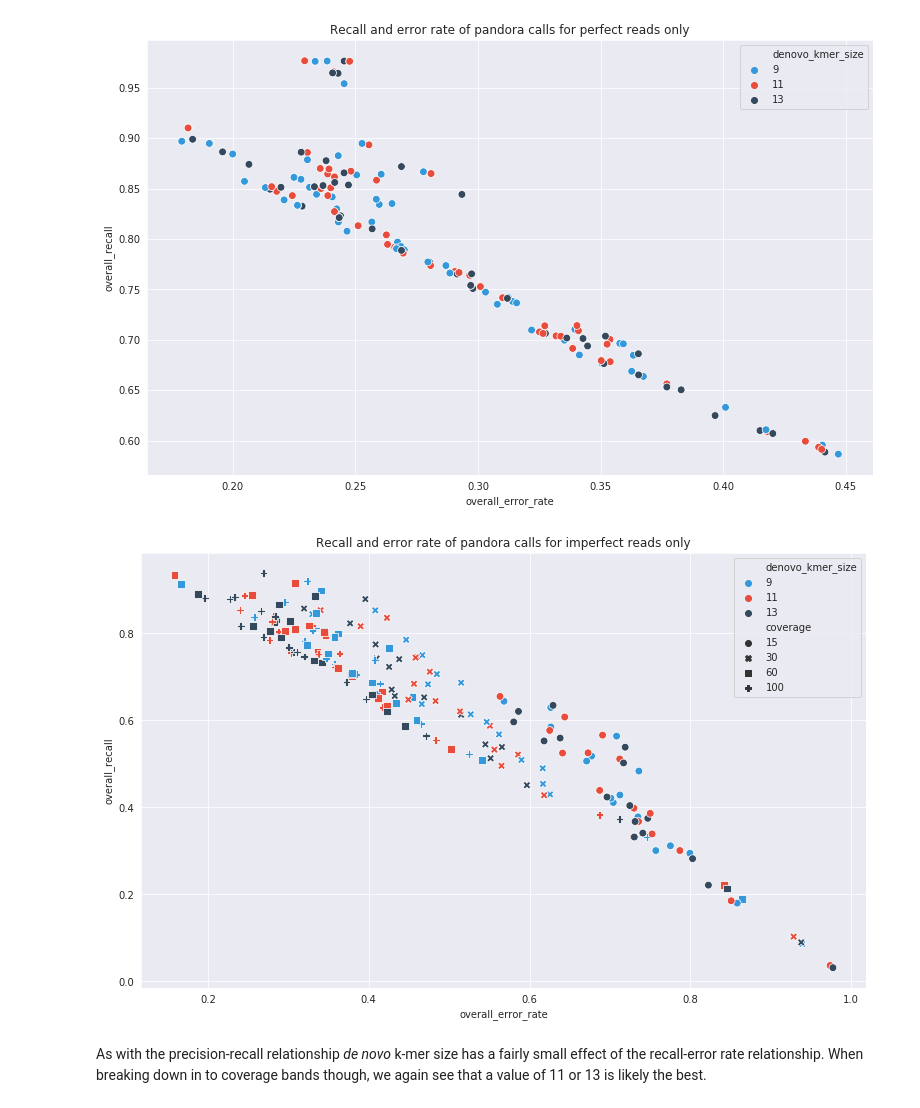
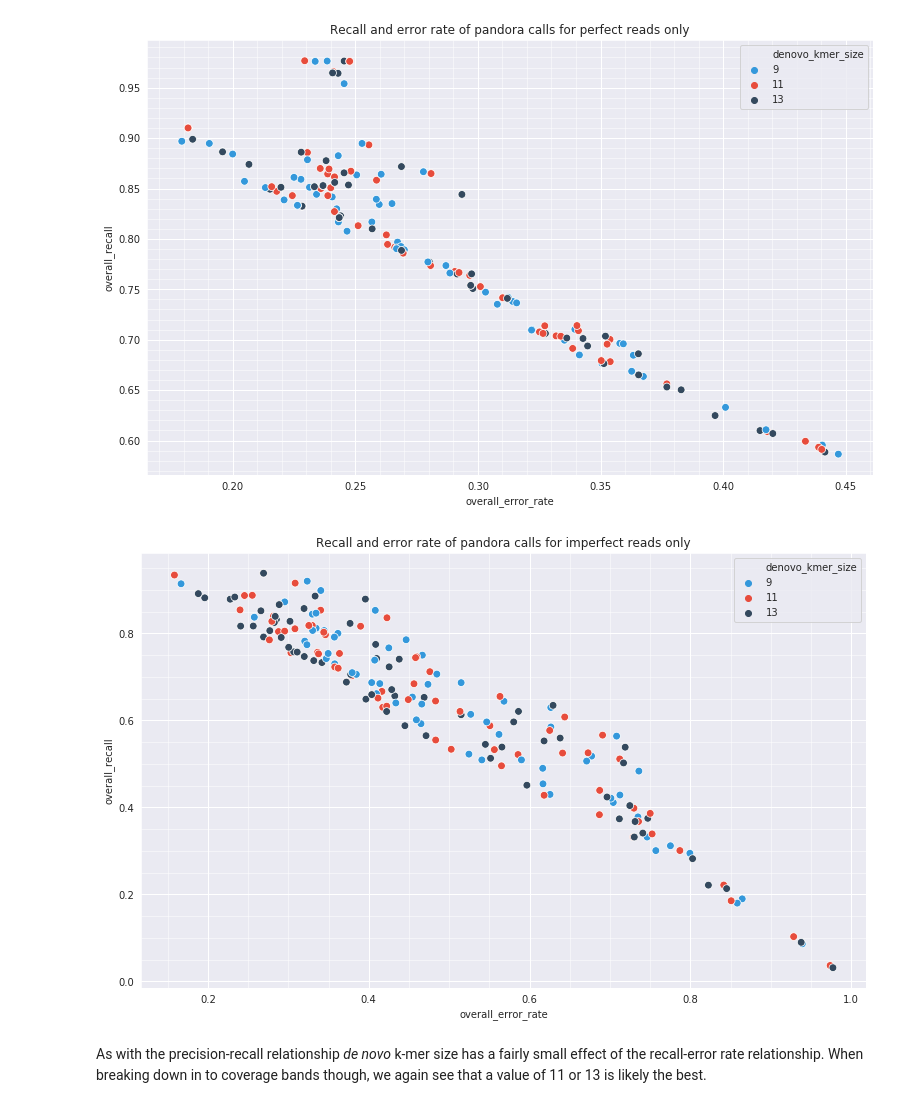
Before and after one commit to mbhall88/pandora_simulations, a Jupyter notebook: scripts/results.ipynb, the cells around one changed output. Saved outputs shown, nothing was run; the diff lists cells and outputs as text; code cells hidden in the pictures.

```diff
--- a/scripts/results.ipynb
+++ b/scripts/results.ipynb
@@ -512,16 +615,20 @@ _ = plot.set(title="Recall and error rate of pandora calls for perfect reads onl
 # %%
 fig, ax = plt.subplots(figsize=FIGSIZE)
 plot = sns.scatterplot(x="overall_error_rate",
                        y="overall_recall",
                        data=imperfect_df,
                        ax=ax,
                        palette=CMAP[:3],
-                       hue="denovo_kmer_size", style="coverage",
+                       hue="denovo_kmer_size",
                        legend="full",
                        s=POINT_SIZE)
 _ = plot.set(title="Recall and error rate of pandora calls for imperfect reads only")
+ax.get_xaxis().set_minor_locator(mpl.ticker.AutoMinorLocator())
+ax.get_yaxis().set_minor_locator(mpl.ticker.AutoMinorLocator())
+ax.grid(b=True, which='major', color='w', linewidth=1.0)
+ax.grid(b=True, which='minor', color='w', linewidth=0.5)
 # %% [output]
-[figure, old version]
+[figure, new version]
 # %% [markdown]
 As with the precision-recall relationship *de novo* k-mer size has a fairly small effect of the recall-error rate relationship. When breaking down in to coverage bands though, we again see that a value of 11 or 13 is likely the best.
 # %% [markdown]
```
Also changed, not shown: parts of 34 cells of this notebook.
